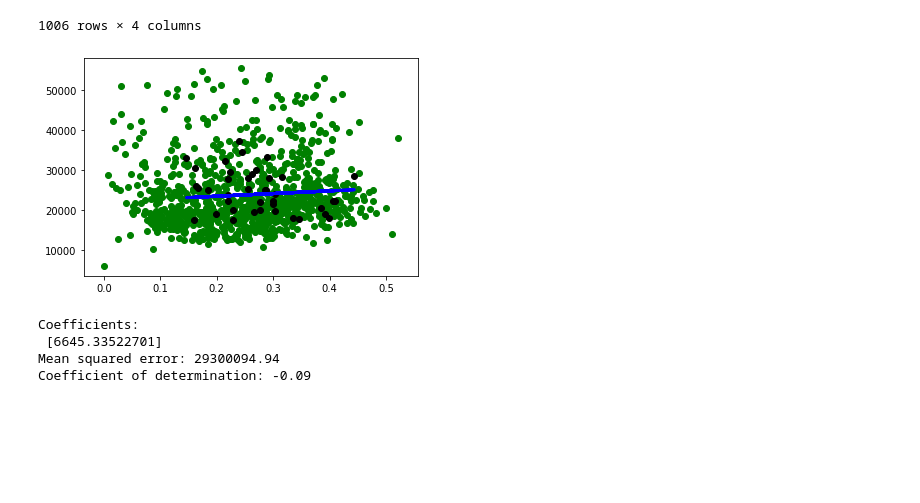
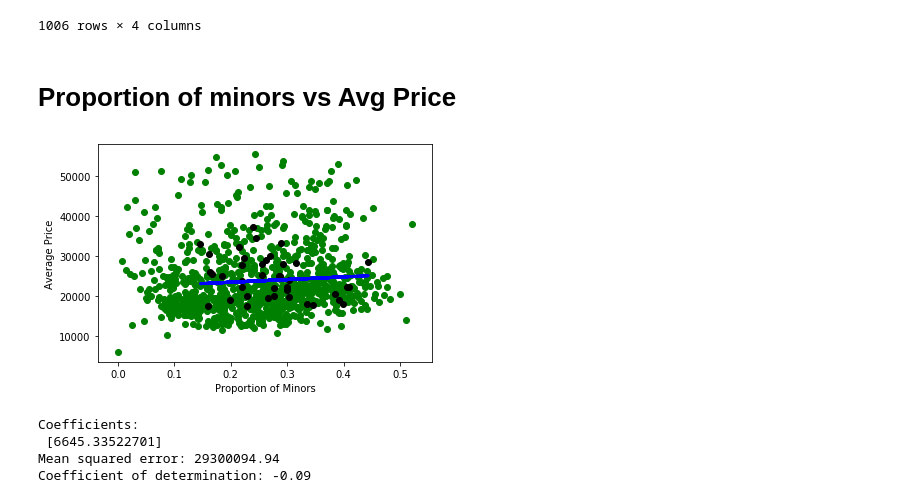
Before and after one commit to MangoOverlord/DataHacks2020, a Jupyter notebook: Dataset/Multivariable.ipynb, the cells around one changed output. Saved outputs shown, nothing was run; the diff lists cells and outputs as text; code cells hidden in the pictures; blank space fills up the shorter version.

```diff
--- a/Dataset/Multivariable.ipynb
+++ b/Dataset/Multivariable.ipynb
@@ -172,6 +188,8 @@ children
 | 1261 | 128.0 | 444.0 | 33290.0 | 0.288288 |
 | 1262 | 101.0 | 550.0 | 25186.0 | 0.183636 |
 1006 rows × 4 columns
+# %% [markdown]
+# Proportion of minors vs Avg Price
 # %%
 #Convert to numpy array
 
@@ -192,34 +210,37 @@ Y_test = Y[-40:]
 
 regr = linear_model.LinearRegression()
 
 
 
 # Train the model using the training sets
 regr.fit(X_train, Y_train)
 
 # Make predictions using the testing set
 Y_pred = regr.predict(X_test)
 
 # Plot outputs
 plt.scatter(X_train, Y_train, color = "green")
 plt.scatter(X_test, Y_test,  color='black')
 plt.plot(X_test, Y_pred, color='blue', linewidth=3)
 
+plt.xlabel('Proportion of Minors')
+plt.ylabel('Average Price')
+
 #plt.xticks(())
 #plt.yticks(())
 
 plt.show()
 
 # The coefficients
 print('Coefficients: \n', regr.coef_)
 # The mean squared error
 print('Mean squared error: %.2f'
       % mean_squared_error(Y_test, Y_pred))
 # The coefficient of determination: 1 is perfect prediction
 print('Coefficient of determination: %.2f'
       % r2_score(Y_test, Y_pred))
 # %% [output]
-[figure, old version]
+[figure, new version]
 Coefficients:
  [6645.33522701]
 Mean squared error: 29300094.94
```
Also changed, not shown: parts of 11 cells of this notebook, 1 other file.
